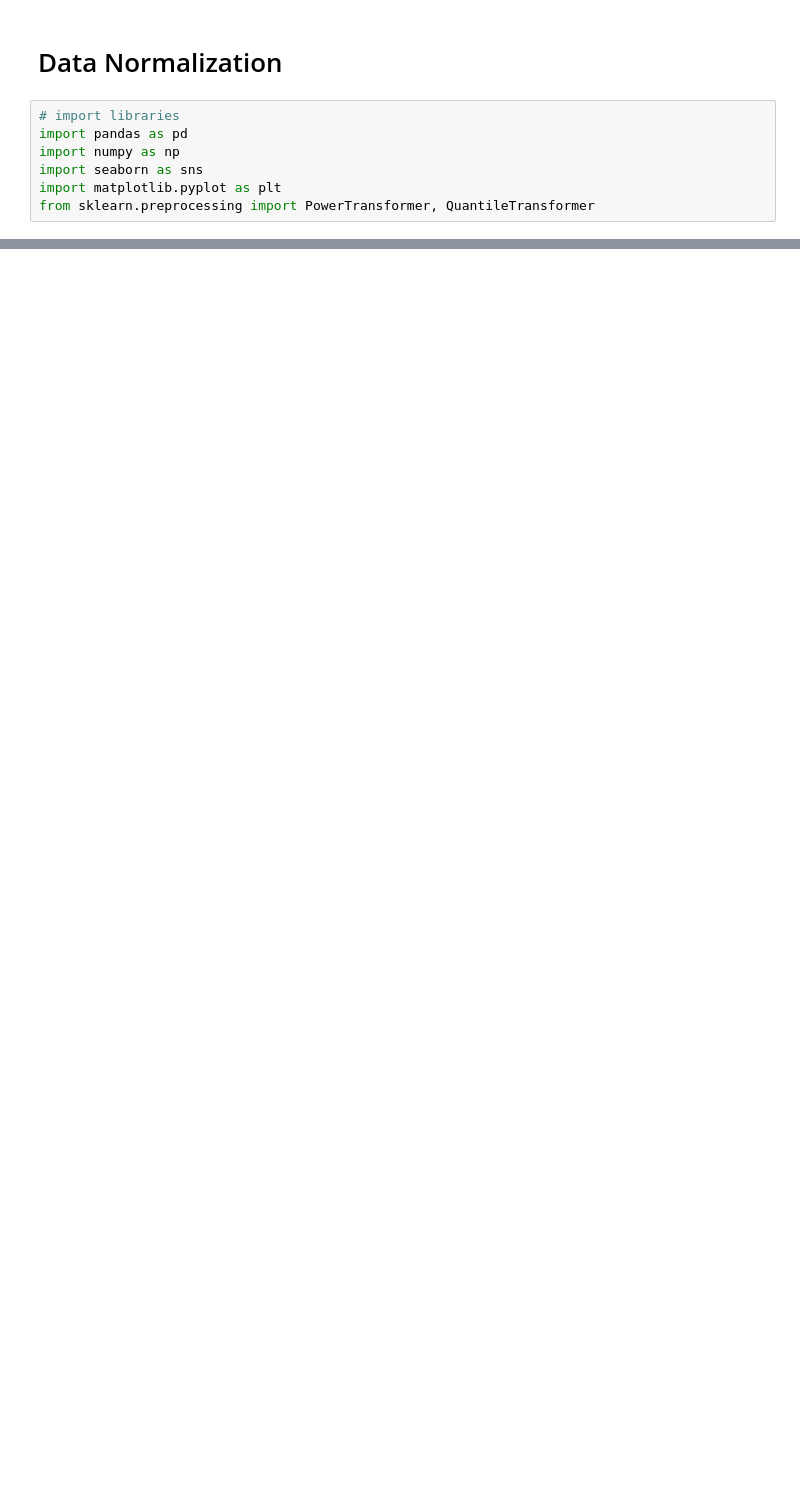
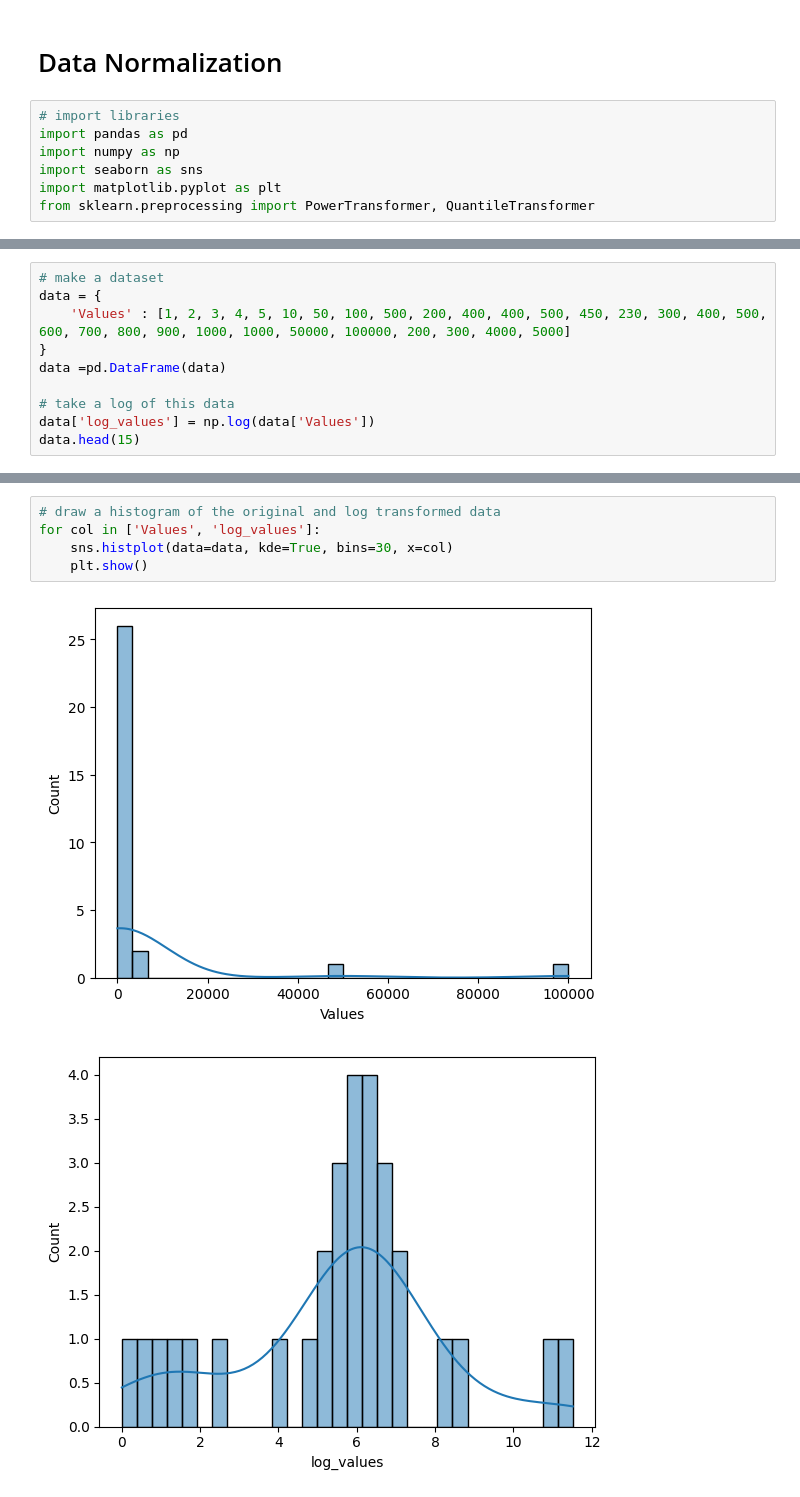
Before and after one commit to Ali-Hamza01/Python_ML, a Jupyter notebook: 06_Normalization.ipynb, the cells around one changed output, grey strips where cells are left out. Saved outputs shown, nothing was run; the diff lists cells and outputs as text; blank space fills up the shorter version.

```diff
--- a/06_Normalization.ipynb
+++ b/06_Normalization.ipynb
@@ -63,0 +94,10 @@ for col in ['values', 'Box_Cox', 'Yeo_Johnson', 'Quantile']:
+# %%
+# make a dataset
+data = {
+    'Values' : [1, 2, 3, 4, 5, 10, 50, 100, 500, 200, 400, 400, 500, 450, 230, 300, 400, 500, 600, 700, 800, 900, 1000, 1000, 50000, 100000, 200, 300, 4000, 5000]
+}
+data =pd.DataFrame(data)
+
+# take a log of this data
+data['log_values'] = np.log(data['Values'])
+data.head(15)
@@ -63,0 +121,8 @@ for col in ['values', 'Box_Cox', 'Yeo_Johnson', 'Quantile']:
+# %%
+# draw a histogram of the original and log transformed data
+for col in ['Values', 'log_values']:
+    sns.histplot(data=data, kde=True, bins=30, x=col)
+    plt.show()
+# %% [output]
+[figure, added]
+[figure, added]
```
Also changed, not shown: parts of 9 cells of this notebook.
